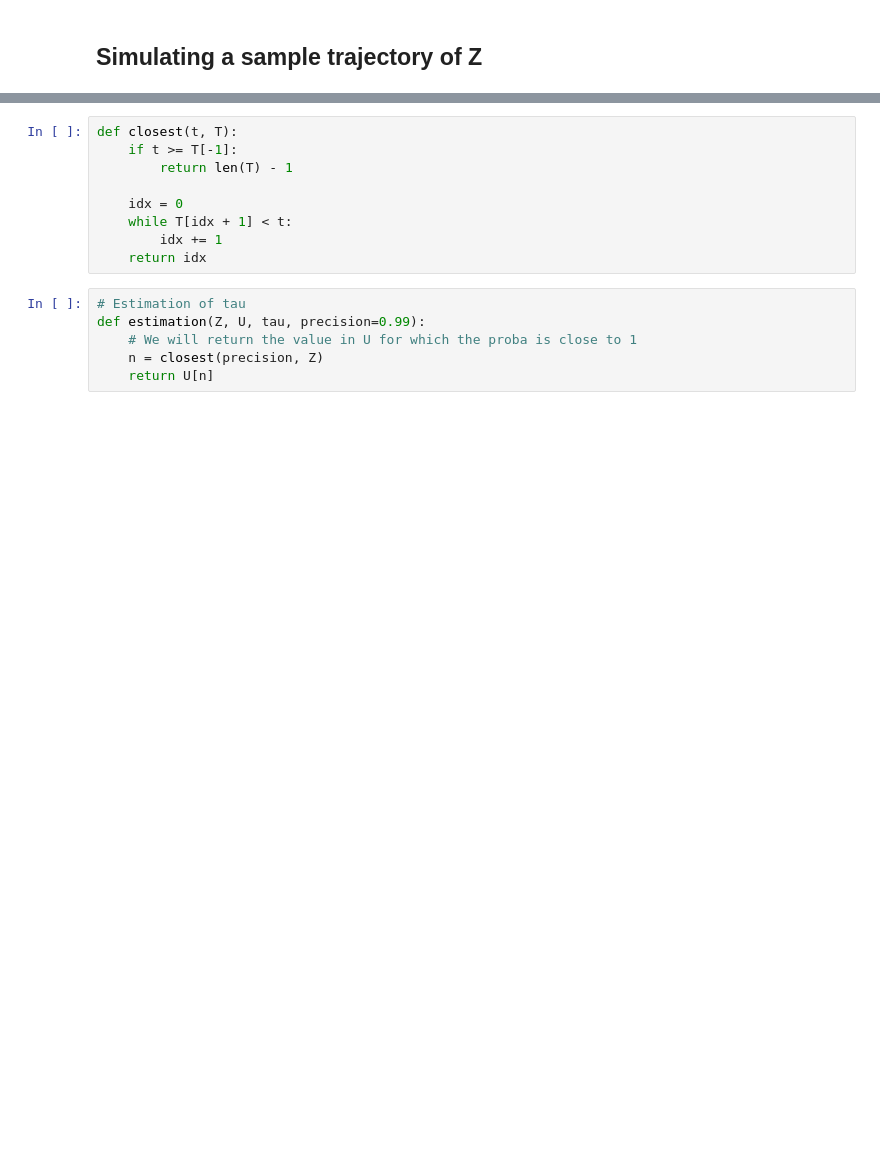
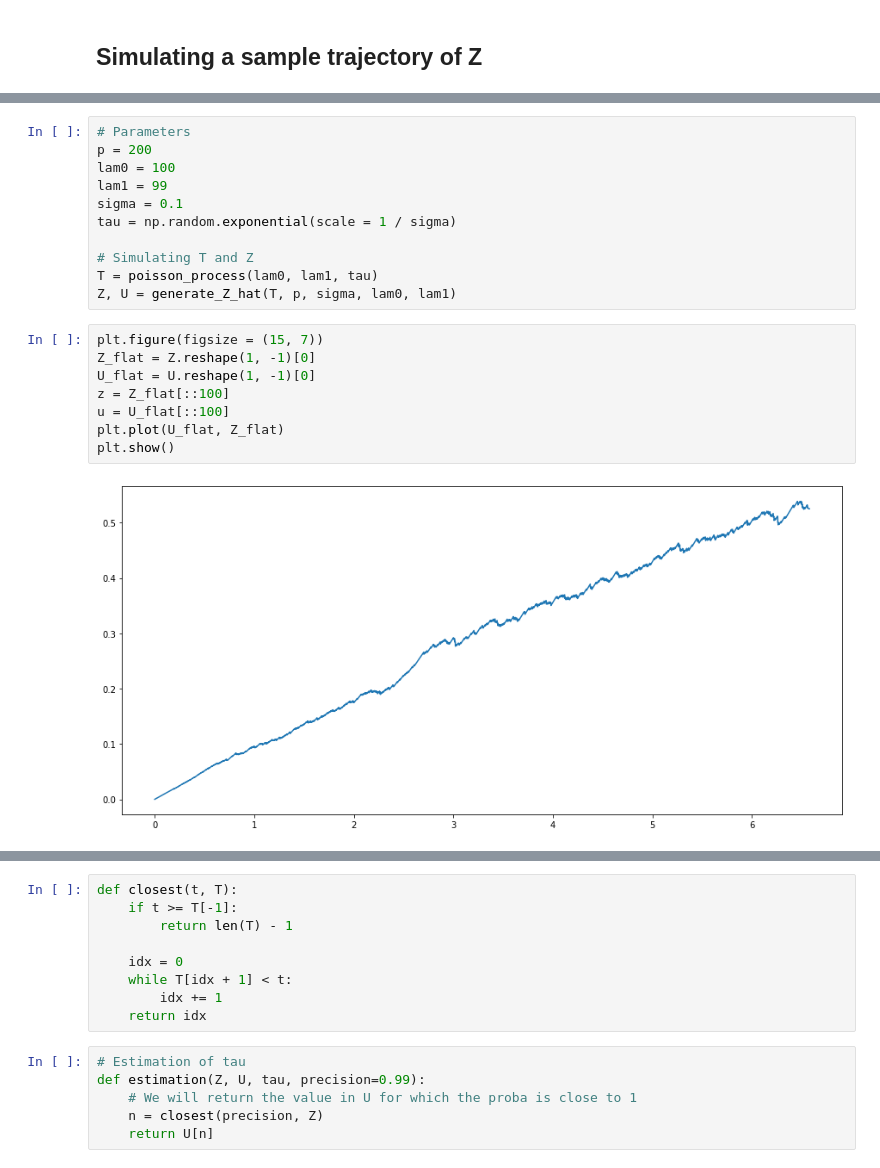
Before and after one commit to elfirdoussilab1/Disruption-Problem, a Jupyter notebook: Project 1 Disruption probelm.ipynb, the cells around one changed output, grey strips where cells are left out. Drawn from its saved outputs; the diff is of its cells as text; blank space fills up the shorter version.

```diff
--- a/Project 1 Disruption probelm.ipynb
+++ b/Project 1 Disruption probelm.ipynb
@@ -175,0 +183,21 @@ def generate_Z_hat(T, p, sigma, lam0, lam1):
+# %%
+# Parameters
+p = 200
+lam0 = 100
+lam1 = 99
+sigma = 0.1
+tau = np.random.exponential(scale = 1 / sigma)
+
+# Simulating T and Z
+T = poisson_process(lam0, lam1, tau)
+Z, U = generate_Z_hat(T, p, sigma, lam0, lam1)
+# %%
+plt.figure(figsize = (15, 7))
+Z_flat = Z.reshape(1, -1)[0]
+U_flat = U.reshape(1, -1)[0]
+z = Z_flat[::100]
+u = U_flat[::100]
+plt.plot(U_flat, Z_flat)
+plt.show()
+# %% [output]
+[figure, added]
```
Also changed, not shown: parts of 43 cells of this notebook.
